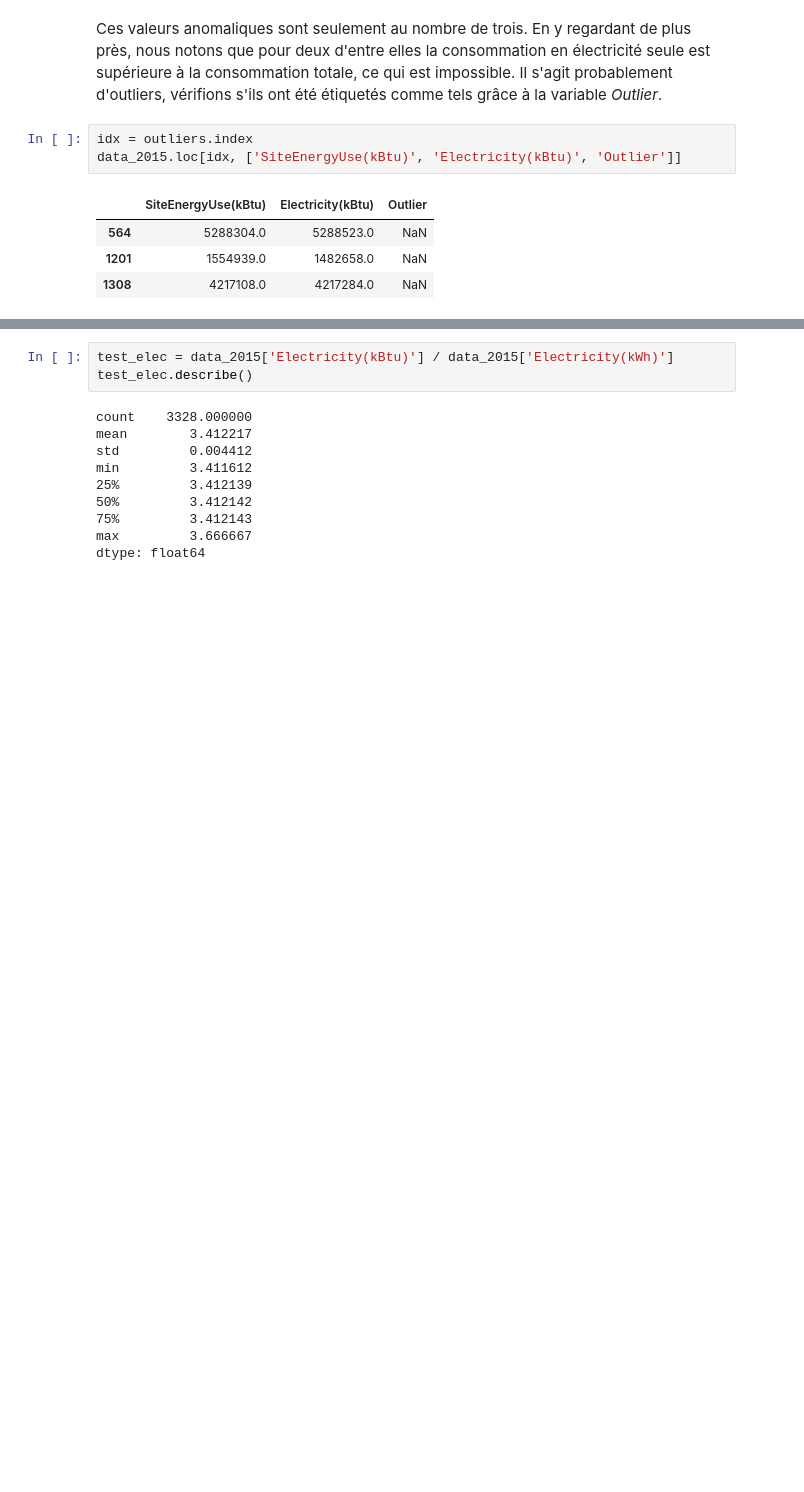
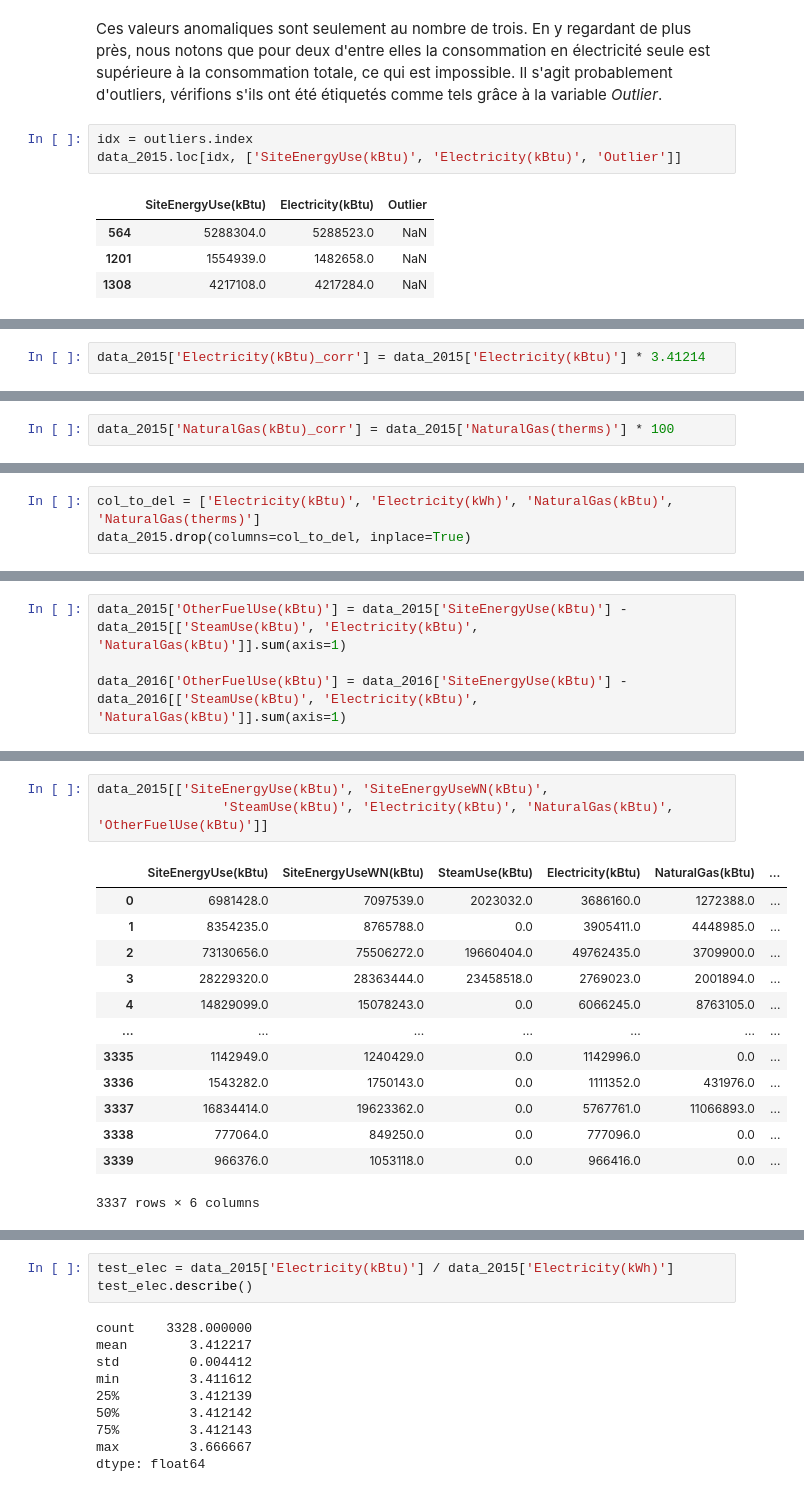
Before and after one commit to Pierre-Eloi/OC_DS_Project4, a Jupyter notebook: Project4_Data_Wrangling.ipynb, the cells around one changed output, grey strips where cells are left out. Drawn from its saved outputs; the diff is of its cells as text; blank space fills up the shorter version.

```diff
--- a/Project4_Data_Wrangling.ipynb
+++ b/Project4_Data_Wrangling.ipynb
@@ -257,0 +500,2 @@ Ces observations n'ont pas été étiquetées comme outliers, mais elles le sont
+# %%
+data_2015['Electricity(kBtu)_corr'] = data_2015['Electricity(kBtu)'] * 3.41214
@@ -257,0 +522,2 @@ Ces observations n'ont pas été étiquetées comme outliers, mais elles le sont
+# %%
+data_2015['NaturalGas(kBtu)_corr'] = data_2015['NaturalGas(therms)'] * 100
@@ -257,0 +526,3 @@ Ces observations n'ont pas été étiquetées comme outliers, mais elles le sont
+# %%
+col_to_del = ['Electricity(kBtu)', 'Electricity(kWh)', 'NaturalGas(kBtu)', 'NaturalGas(therms)']
+data_2015.drop(columns=col_to_del, inplace=True)
@@ -257,0 +538,4 @@ Ces observations n'ont pas été étiquetées comme outliers, mais elles le sont
+# %%
+data_2015['OtherFuelUse(kBtu)'] = data_2015['SiteEnergyUse(kBtu)'] - data_2015[['SteamUse(kBtu)', 'Electricity(kBtu)', 'NaturalGas(kBtu)']].sum(axis=1)
+
+data_2016['OtherFuelUse(kBtu)'] = data_2016['SiteEnergyUse(kBtu)'] - data_2016[['SteamUse(kBtu)', 'Electricity(kBtu)', 'NaturalGas(kBtu)']].sum(axis=1)
@@ -257,0 +557,17 @@ Ces observations n'ont pas été étiquetées comme outliers, mais elles le sont
+# %%
+data_2015[['SiteEnergyUse(kBtu)', 'SiteEnergyUseWN(kBtu)',
+                'SteamUse(kBtu)', 'Electricity(kBtu)', 'NaturalGas(kBtu)', 'OtherFuelUse(kBtu)']]
+# %% [output]
+|  | SiteEnergyUse(kBtu) | SiteEnergyUseWN(kBtu) | SteamUse(kBtu) | Electricity(kBtu) | NaturalGas(kBtu) | ... |
+| 0 | 6981428.0 | 7097539.0 | 2023032.0 | 3686160.0 | 1272388.0 | ... |
+| 1 | 8354235.0 | 8765788.0 | 0.0 | 3905411.0 | 4448985.0 | ... |
+| 2 | 73130656.0 | 75506272.0 | 19660404.0 | 49762435.0 | 3709900.0 | ... |
+| 3 | 28229320.0 | 28363444.0 | 23458518.0 | 2769023.0 | 2001894.0 | ... |
+| 4 | 14829099.0 | 15078243.0 | 0.0 | 6066245.0 | 8763105.0 | ... |
+| ... | ... | ... | ... | ... | ... | ... |
+| 3335 | 1142949.0 | 1240429.0 | 0.0 | 1142996.0 | 0.0 | ... |
+| 3336 | 1543282.0 | 1750143.0 | 0.0 | 1111352.0 | 431976.0 | ... |
+| 3337 | 16834414.0 | 19623362.0 | 0.0 | 5767761.0 | 11066893.0 | ... |
+| 3338 | 777064.0 | 849250.0 | 0.0 | 777096.0 | 0.0 | ... |
+| 3339 | 966376.0 | 1053118.0 | 0.0 | 966416.0 | 0.0 | ... |
+3337 rows × 6 columns
```
Also changed, not shown: parts of 48 cells of this notebook.
